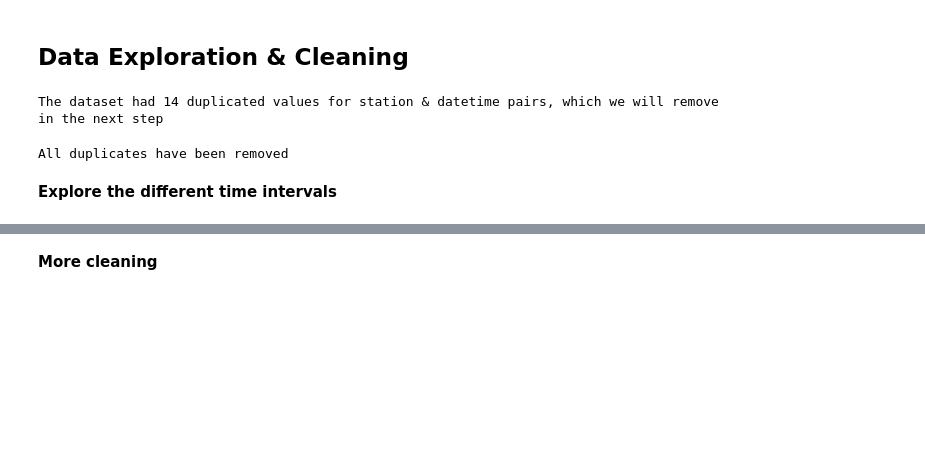
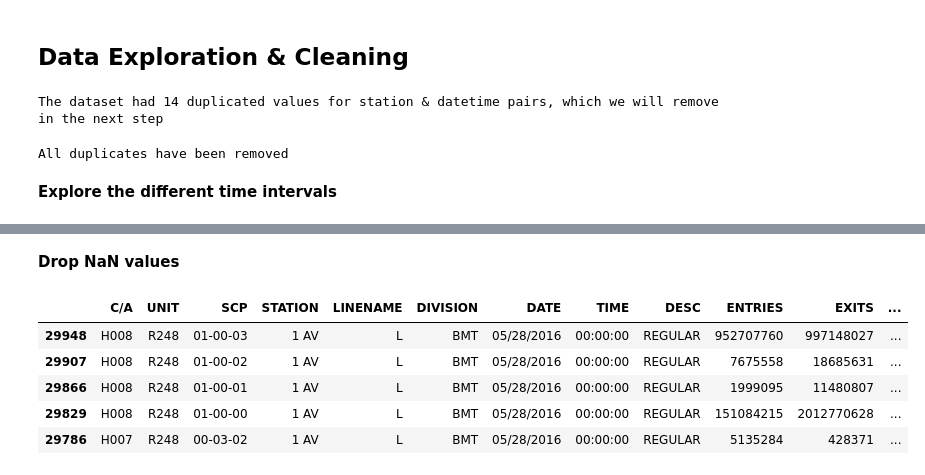
Before and after one commit to nalehc/gala_flyer_locations, a Jupyter notebook: project_benson_auste_v2.ipynb, the cells around one changed output, grey strips where cells are left out. Drawn from its saved outputs; the diff is of its cells as text; code cells hidden in the pictures; blank space fills up the shorter version.

```diff
--- a/project_benson_auste_v2.ipynb
+++ b/project_benson_auste_v2.ipynb
@@ -186,12 +244,13 @@ turnstiles_df['TIME_DIFF'] = turnstiles_df['DATETIME'].sub(turnstiles_df['PREV_D
+# %% [markdown]
+**Drop NaN values**
 # %%
-#Explore the distribution of EXITS_DIFF column
-exits_diff = sorted(list(turnstiles_df['EXITS_DIFF'].values))
-#print(exits_diff[:10])
-#print(exits_diff[-10:])
-
-
 #Remove rows with NaN values in previous exits column
-turnstiles_df.dropna(axis = 0, inplace = True)
-turnstiles_df.head()
+turnstile_no_PTH = turnstile_no_PTH.drop(['EXITS_DIFF'], axis=0).dropna()
+turnstile_no_PTH.head()
+# %% [output]
+|  | C/A | UNIT | SCP | STATION | LINENAME | DIVISION | DATE | TIME | DESC | ENTRIES | EXITS | ... |
+| 29948 | H008 | R248 | 01-00-03 | 1 AV | L | BMT | 05/28/2016 | 00:00:00 | REGULAR | 952707760 | 997148027 | ... |
+| 29907 | H008 | R248 | 01-00-02 | 1 AV | L | BMT | 05/28/2016 | 00:00:00 | REGULAR | 7675558 | 18685631 | ... |
+| 29866 | H008 | R248 | 01-00-01 | 1 AV | L | BMT | 05/28/2016 | 00:00:00 | REGULAR | 1999095 | 11480807 | ... |
+| 29829 | H008 | R248 | 01-00-00 | 1 AV | L | BMT | 05/28/2016 | 00:00:00 | REGULAR | 151084215 | 2012770628 | ... |
+| 29786 | H007 | R248 | 00-03-02 | 1 AV | L | BMT | 05/28/2016 | 00:00:00 | REGULAR | 5135284 | 428371 | ... |
-# %% [markdown]
-**More cleaning**
```
Also changed, not shown: parts of 22 cells of this notebook.
